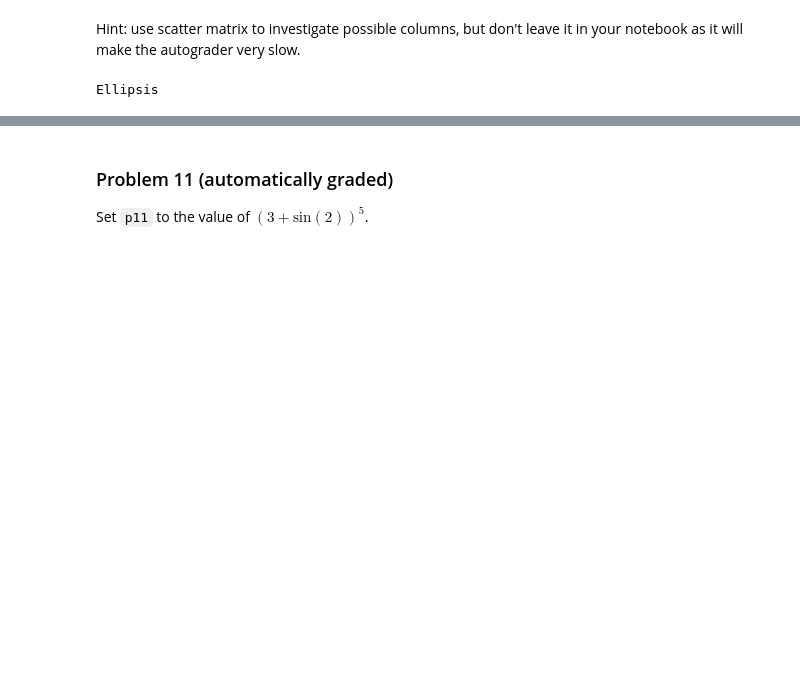
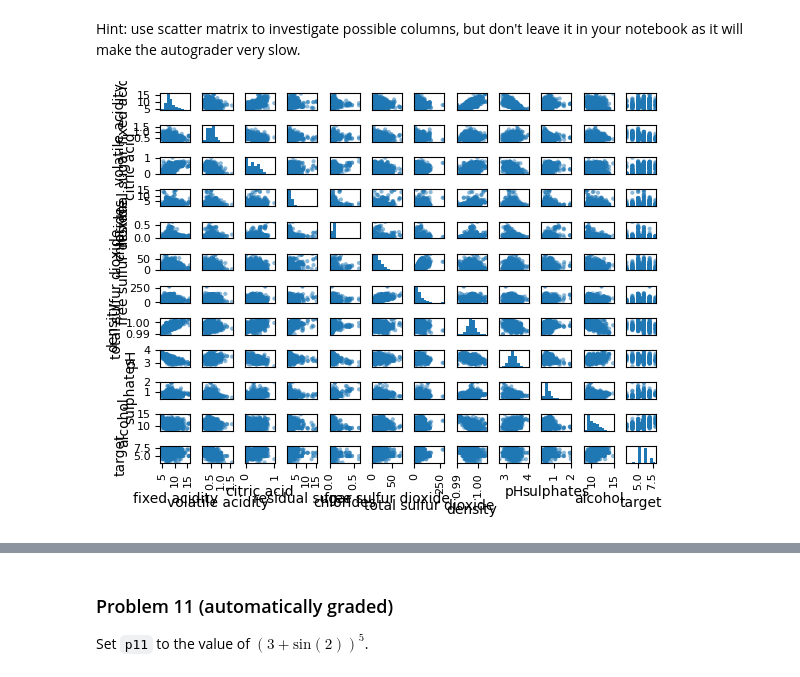
Before and after one commit to Haleymussary00/dx602-homework-10, a Jupyter notebook: homework.ipynb, the cells around one changed output, grey strips where cells are left out. Saved outputs shown, nothing was run; the diff lists cells and outputs as text; code cells hidden in the pictures; blank space fills up the shorter version.

```diff
--- a/homework.ipynb
+++ b/homework.ipynb
@@ -229,9 +229,11 @@ Pick a pair of input columns in the red wine data set that looks interesting whe
 By interesting, the target values (colors) should be visibly different for some combination of your chosen input columns.
 # %% [markdown]
 Hint: use scatter matrix to investigate possible columns, but don't leave it in your notebook as it will make the autograder very slow.
-# %%
-# YOUR CHANGES HERE
-
-...
-# %% [output]
-Ellipsis
+# %%
+# YOUR CHANGES HERE
+
+pd.plotting.scatter_matrix(red_wine)
+plt.subplots_adjust(wspace=0.4,hspace=0.9)
+None
+# %% [output]
+[figure, added]
```
Also changed, not shown: parts of 13 cells of this notebook.
